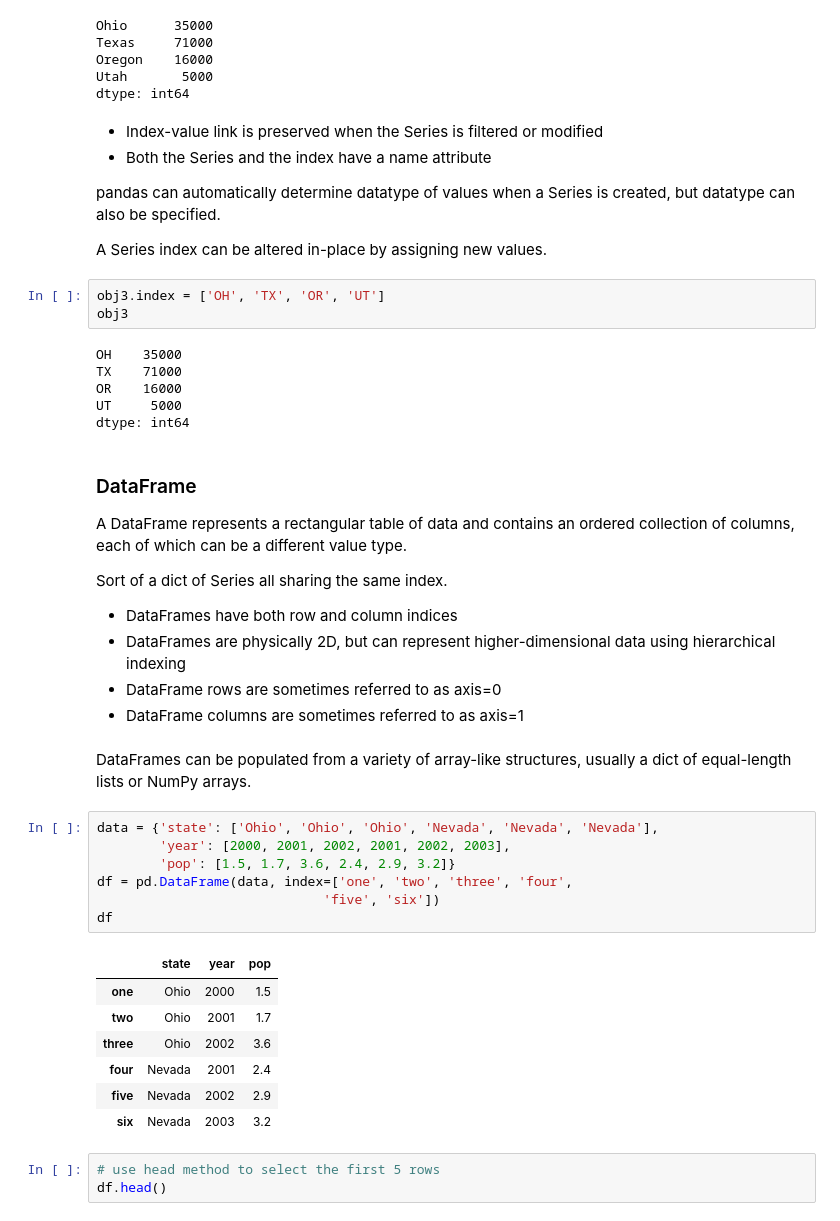
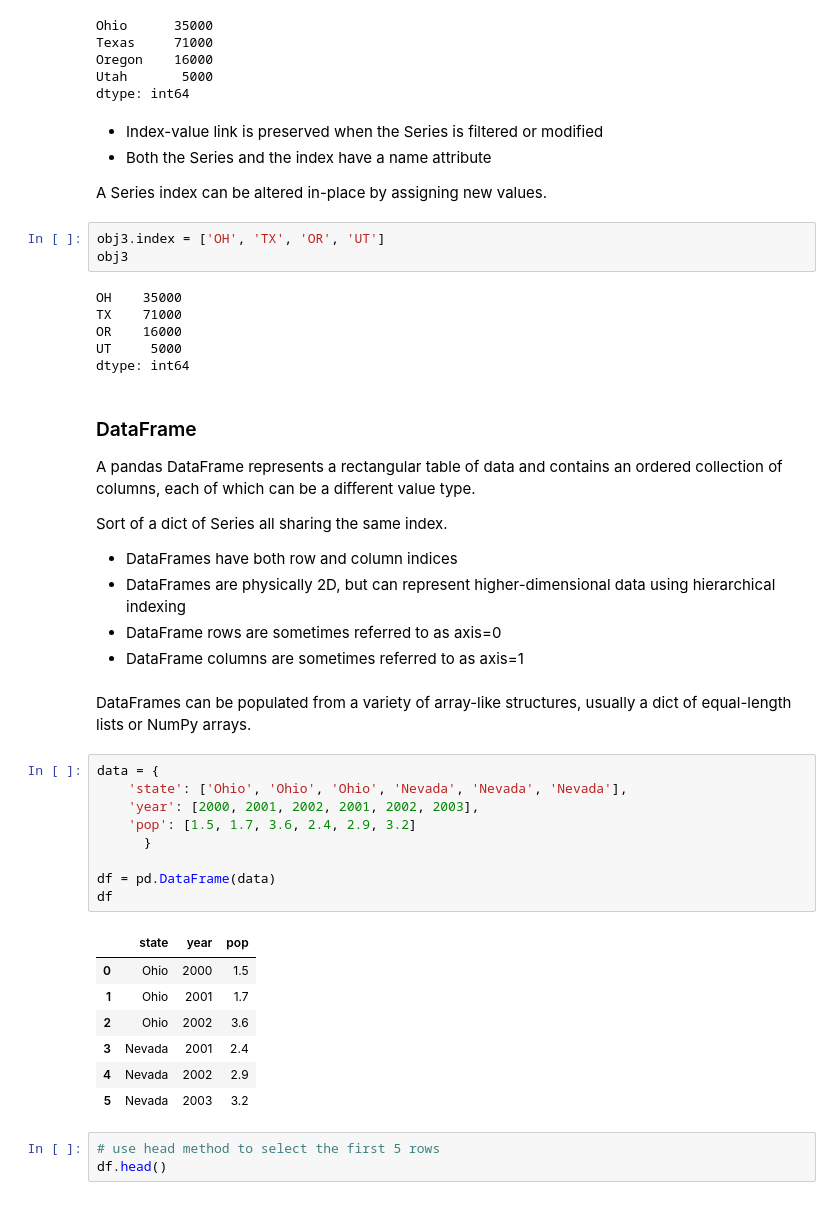
Before and after one commit to brendenwest/cis276, a Jupyter notebook: 2_numpy_pandas.ipynb, the cells around one changed output. Saved outputs shown, nothing was run; the diff lists cells and outputs as text.

```diff
--- a/2_numpy_pandas.ipynb
+++ b/2_numpy_pandas.ipynb
@@ -421,8 +423,6 @@ dtype: int64
 - Index-value link is preserved when the Series is filtered or modified
 - Both the Series and the index have a name attribute
 
-pandas can automatically determine datatype of values when a Series is created, but datatype can also be specified.
-
 A Series index can be altered in-place by assigning new values.
 # %%
 obj3.index = ['OH', 'TX', 'OR', 'UT']
@@ -436,7 +436,7 @@ dtype: int64
 # %% [markdown]
 ### DataFrame
 
-A DataFrame represents a rectangular table of data and contains an ordered collection of columns, each of which can be a different value type.
+A pandas DataFrame represents a rectangular table of data and contains an ordered collection of columns, each of which can be a different value type.
 
 Sort of a dict of Series all sharing the same index.
 
@@ -447,20 +447,22 @@ Sort of a dict of Series all sharing the same index.
 # %% [markdown]
 DataFrames can be populated from a variety of array-like structures, usually a dict of equal-length lists or NumPy arrays.
 # %%
-data = {'state': ['Ohio', 'Ohio', 'Ohio', 'Nevada', 'Nevada', 'Nevada'],
-        'year': [2000, 2001, 2002, 2001, 2002, 2003],
-        'pop': [1.5, 1.7, 3.6, 2.4, 2.9, 3.2]}
-df = pd.DataFrame(data, index=['one', 'two', 'three', 'four',
-                             'five', 'six'])
+data = {
+    'state': ['Ohio', 'Ohio', 'Ohio', 'Nevada', 'Nevada', 'Nevada'],
+    'year': [2000, 2001, 2002, 2001, 2002, 2003],
+    'pop': [1.5, 1.7, 3.6, 2.4, 2.9, 3.2]
+      }
+
+df = pd.DataFrame(data)
 df
 # %% [output]
 |  | state | year | pop |
-| one | Ohio | 2000 | 1.5 |
-| two | Ohio | 2001 | 1.7 |
-| three | Ohio | 2002 | 3.6 |
-| four | Nevada | 2001 | 2.4 |
-| five | Nevada | 2002 | 2.9 |
-| six | Nevada | 2003 | 3.2 |
+| 0 | Ohio | 2000 | 1.5 |
+| 1 | Ohio | 2001 | 1.7 |
+| 2 | Ohio | 2002 | 3.6 |
+| 3 | Nevada | 2001 | 2.4 |
+| 4 | Nevada | 2002 | 2.9 |
+| 5 | Nevada | 2003 | 3.2 |
 # %%
 # use head method to select the first 5 rows
 df.head()
```
Also changed, not shown: parts of 7 cells of this notebook.
